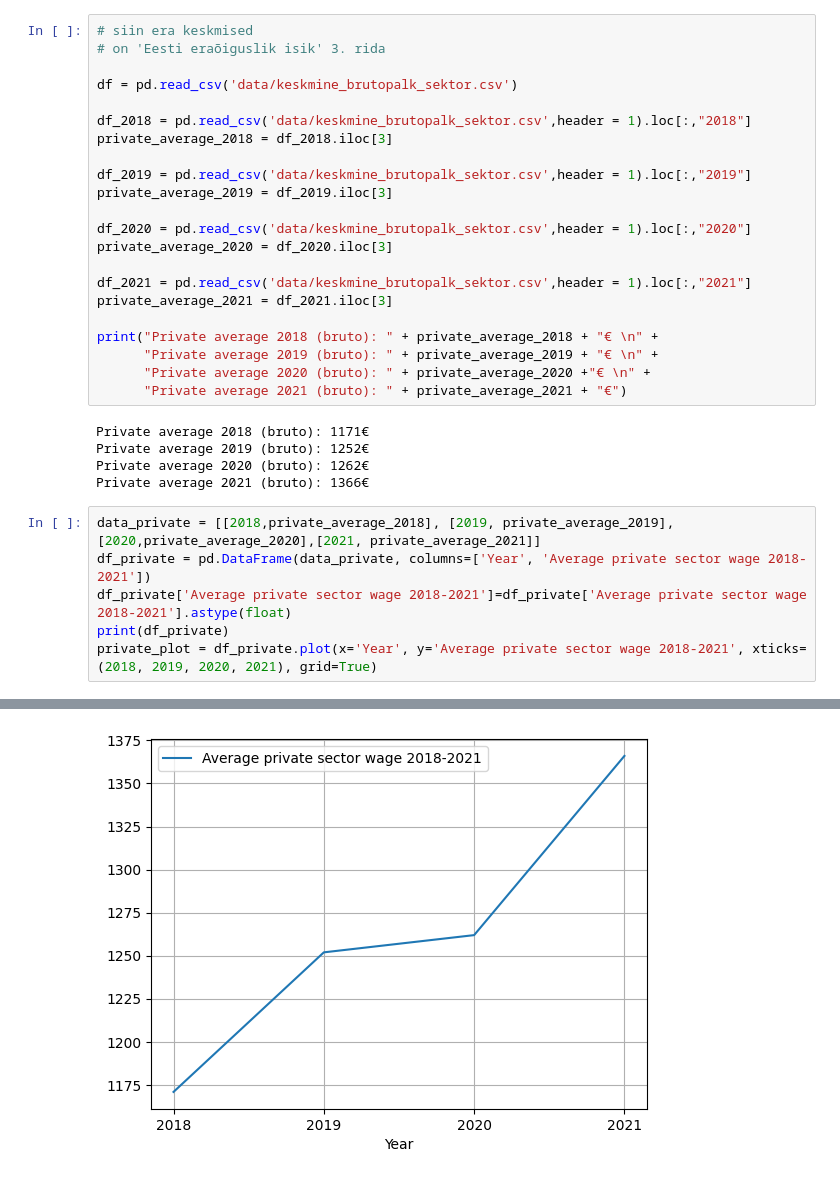
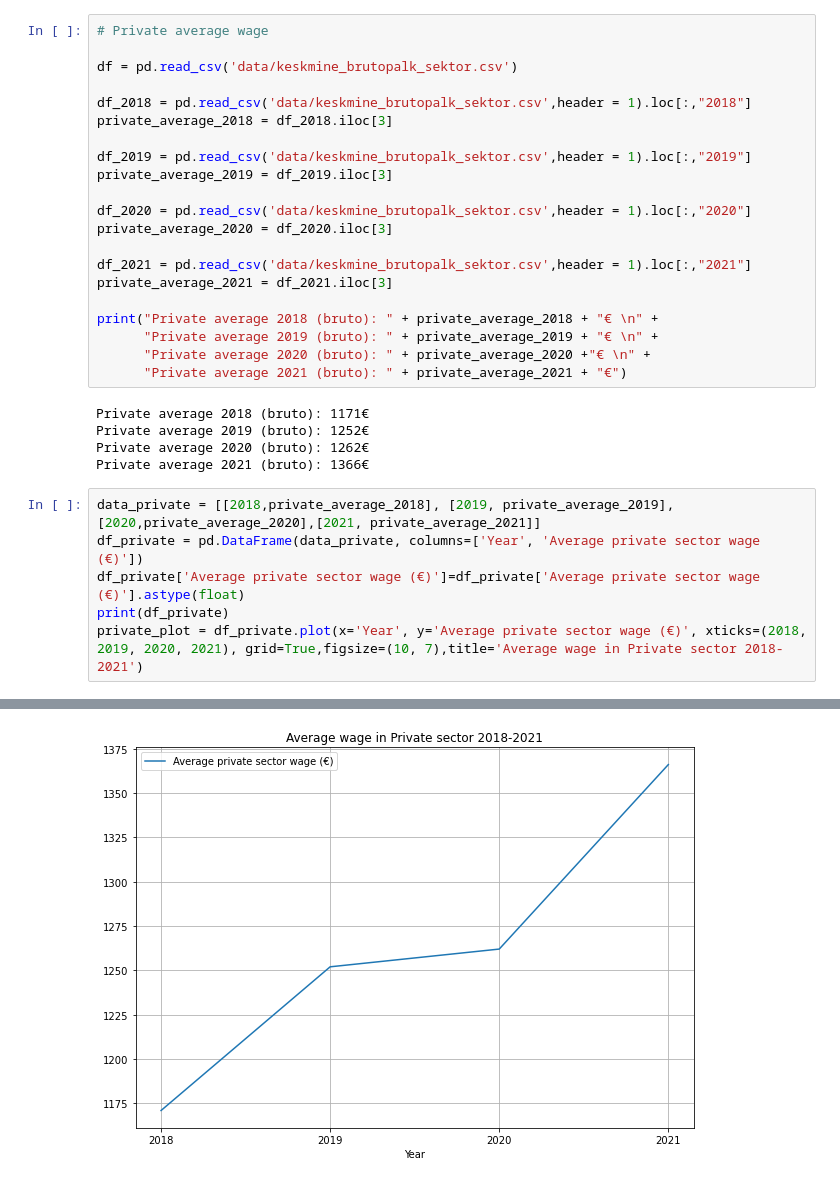
Before and after one commit to karlru/rahaahned-ametnikud, a Jupyter notebook: Goal2-public_vs_private .ipynb, the cells around one changed output, grey strips where cells are left out. Cells and saved outputs as stored; diff of their text form.

Commit message:
veel graafikuif public vs private

```diff
--- a/Goal2-public_vs_private .ipynb
+++ b/Goal2-public_vs_private .ipynb
@@ -7,6 +5,5 @@ Fontconfig warning: ignoring UTF-8: not a valid region tag
 # %%
-# siin era keskmised
-# on 'Eesti eraõiguslik isik' 3. rida
+# Private average wage
 
 df = pd.read_csv('data/keskmine_brutopalk_sektor.csv')
 
@@ -33,8 +30,8 @@ Private average 2020 (bruto): 1262€
 Private average 2021 (bruto): 1366€
 # %%
 data_private = [[2018,private_average_2018], [2019, private_average_2019], [2020,private_average_2020],[2021, private_average_2021]]
-df_private = pd.DataFrame(data_private, columns=['Year', 'Average private sector wage 2018-2021'])
-df_private['Average private sector wage 2018-2021']=df_private['Average private sector wage 2018-2021'].astype(float)
+df_private = pd.DataFrame(data_private, columns=['Year', 'Average private sector wage (€)'])
+df_private['Average private sector wage (€)']=df_private['Average private sector wage (€)'].astype(float)
 print(df_private)
-private_plot = df_private.plot(x='Year', y='Average private sector wage 2018-2021', xticks=(2018, 2019, 2020, 2021), grid=True)
+private_plot = df_private.plot(x='Year', y='Average private sector wage (€)', xticks=(2018, 2019, 2020, 2021), grid=True,figsize=(10, 7),title='Average wage in Private sector 2018-2021')
 # %% [output]
@@ -46,2 +43,2 @@ private_plot = df_private.plot(x='Year', y='Average private sector wage 2018-202
-[figure, old version]
+[figure, new version]
 # %%
```
Also changed, not shown: parts of 14 cells of this notebook.
